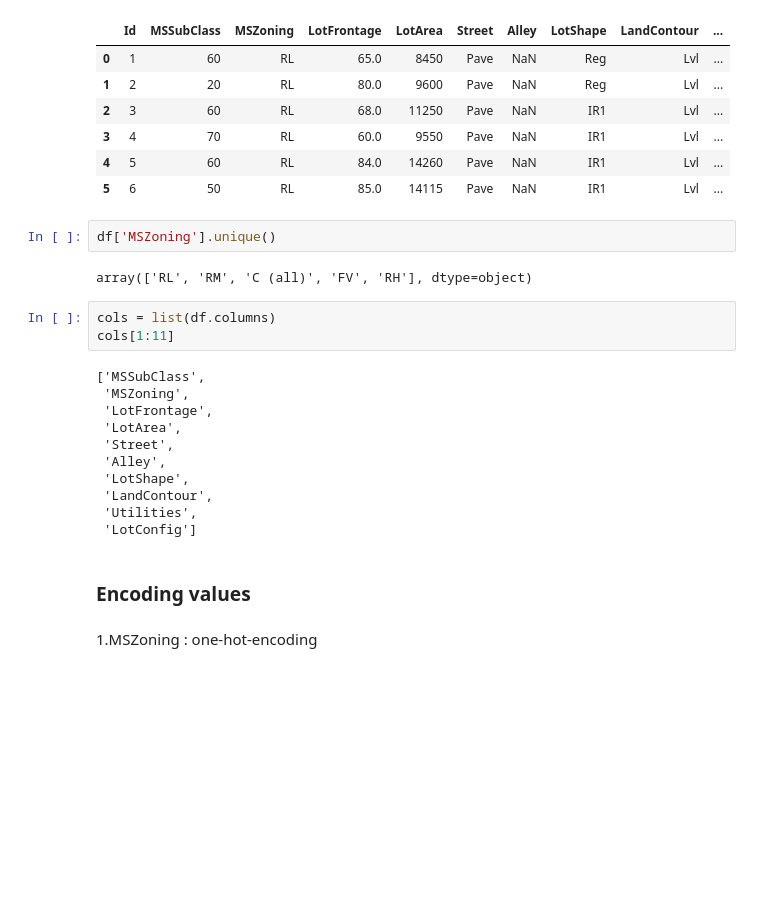
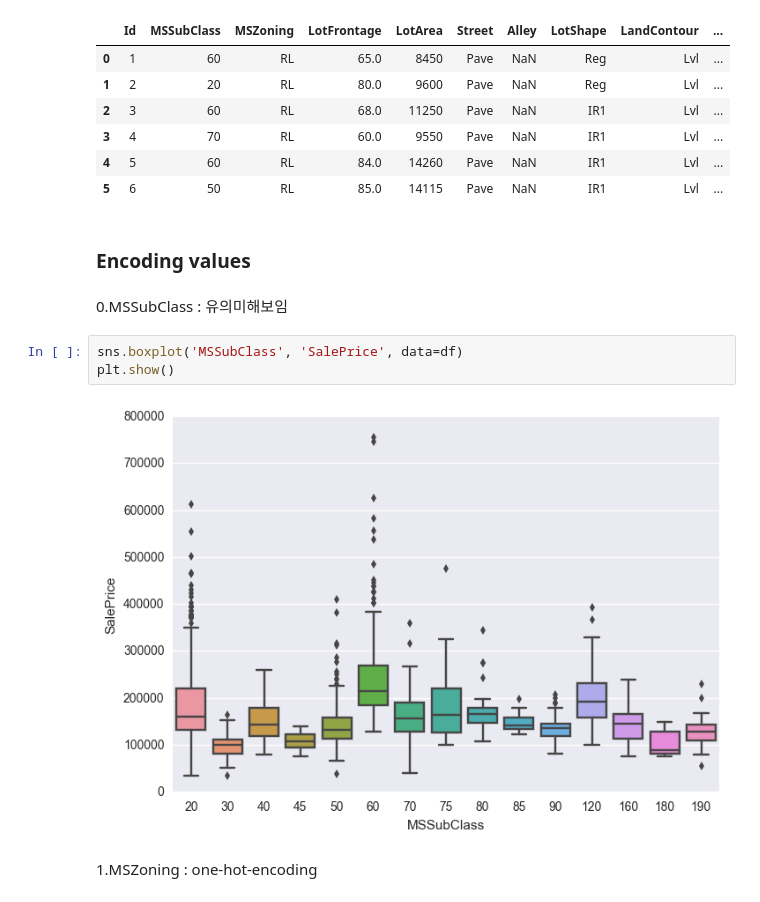
Before and after one commit to baejunyang/datascienceschool, a Jupyter notebook: studying/Kaggle_house_price/Data preprocessing.ipynb, the cells around one changed output. Cells and saved outputs as stored; diff of their text form; blank space fills up the shorter version.

Commit message:
feature selection by scatter plot

```diff
--- a/studying/Kaggle_house_price/Data preprocessing.ipynb
+++ b/studying/Kaggle_house_price/Data preprocessing.ipynb
@@ -11,26 +11,15 @@ df.ix[:5, :10]
 | 3 | 4 | 70 | RL | 60.0 | 9550 | Pave | NaN | IR1 | Lvl | ... |
 | 4 | 5 | 60 | RL | 84.0 | 14260 | Pave | NaN | IR1 | Lvl | ... |
 | 5 | 6 | 50 | RL | 85.0 | 14115 | Pave | NaN | IR1 | Lvl | ... |
-# %%
-df['MSZoning'].unique()
-# %% [output]
-array(['RL', 'RM', 'C (all)', 'FV', 'RH'], dtype=object)
-# %%
-cols = list(df.columns)
-cols[1:11]
-# %% [output]
-['MSSubClass',
- 'MSZoning',
- 'LotFrontage',
- 'LotArea',
- 'Street',
- 'Alley',
- 'LotShape',
- 'LandContour',
- 'Utilities',
- 'LotConfig']
 # %% [markdown]
 ### Encoding values
+# %% [markdown]
+0.MSSubClass : 유의미해보임
+# %%
+sns.boxplot('MSSubClass', 'SalePrice', data=df)
+plt.show()
+# %% [output]
+[figure, added]
 # %% [markdown]
 1.MSZoning : one-hot-encoding
 # %%
```
Also changed, not shown: parts of 13 cells of this notebook.
